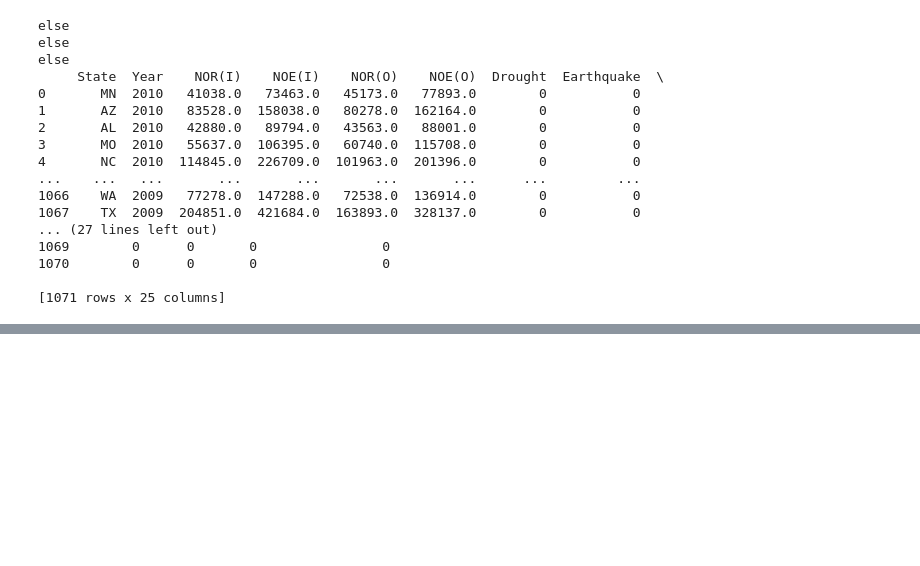
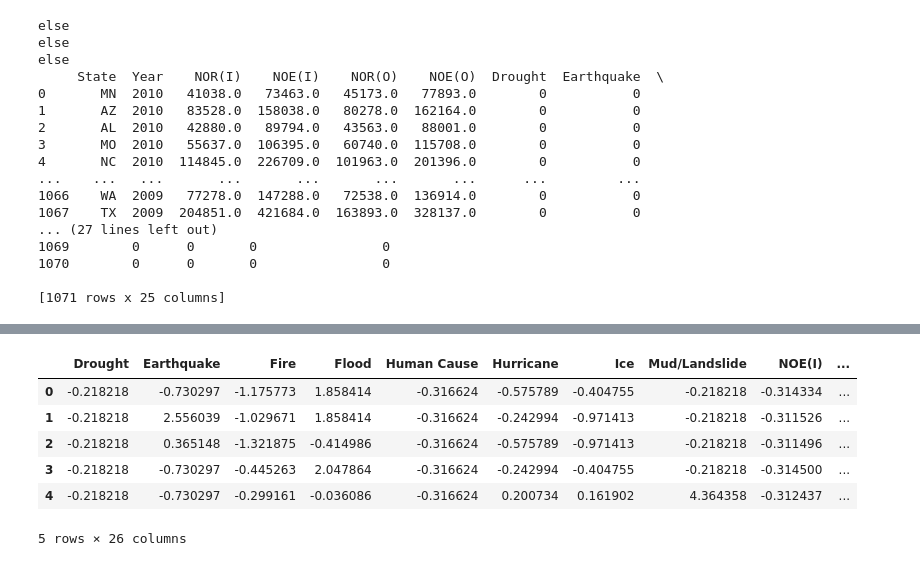
Before and after one commit to Suzanna-Neely-Yates/climate-displacement, a Jupyter notebook: code/notebook.ipynb, the cells around one changed output, grey strips where cells are left out. Cells and saved outputs as stored; diff of their text form; code cells hidden in the pictures; blank space fills up the shorter version.

```diff
--- a/code/notebook.ipynb
+++ b/code/notebook.ipynb
@@ -908,0 +842,13 @@ None
+# %%
+# normalize data
+normalized_df = (df-df.mean())/df.std()
+normalized_df = normalized_df.fillna(0)
+normalized_df.head()
+# %% [output]
+|  | Drought | Earthquake | Fire | Flood | Human Cause | Hurricane | Ice | Mud/Landslide | NOE(I) | ... |
+| 0 | -0.218218 | -0.730297 | -1.175773 | 1.858414 | -0.316624 | -0.575789 | -0.404755 | -0.218218 | -0.314334 | ... |
+| 1 | -0.218218 | 2.556039 | -1.029671 | 1.858414 | -0.316624 | -0.242994 | -0.971413 | -0.218218 | -0.311526 | ... |
+| 2 | -0.218218 | 0.365148 | -1.321875 | -0.414986 | -0.316624 | -0.575789 | -0.971413 | -0.218218 | -0.311496 | ... |
+| 3 | -0.218218 | -0.730297 | -0.445263 | 2.047864 | -0.316624 | -0.242994 | -0.404755 | -0.218218 | -0.314500 | ... |
+| 4 | -0.218218 | -0.730297 | -0.299161 | -0.036086 | -0.316624 | 0.200734 | 0.161902 | 4.364358 | -0.312437 | ... |
+5 rows × 26 columns
```
Also changed, not shown: parts of 9 cells of this notebook.
